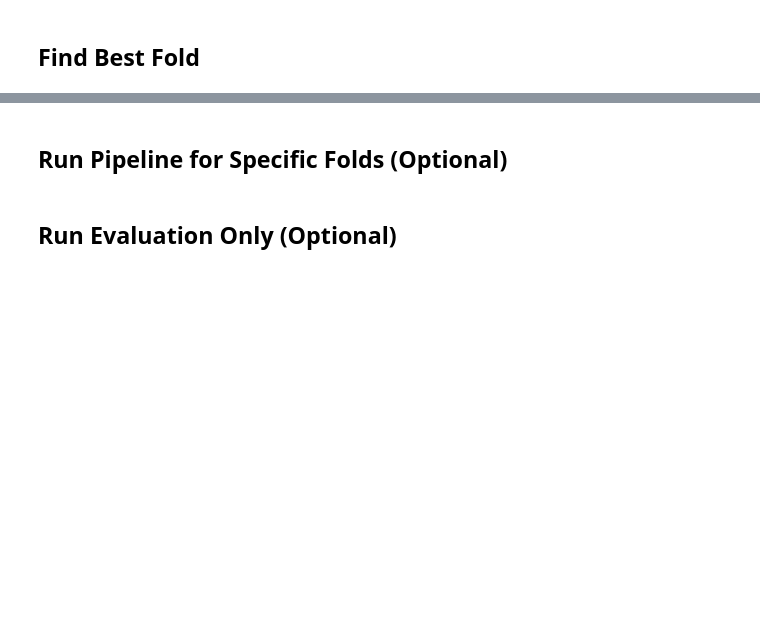
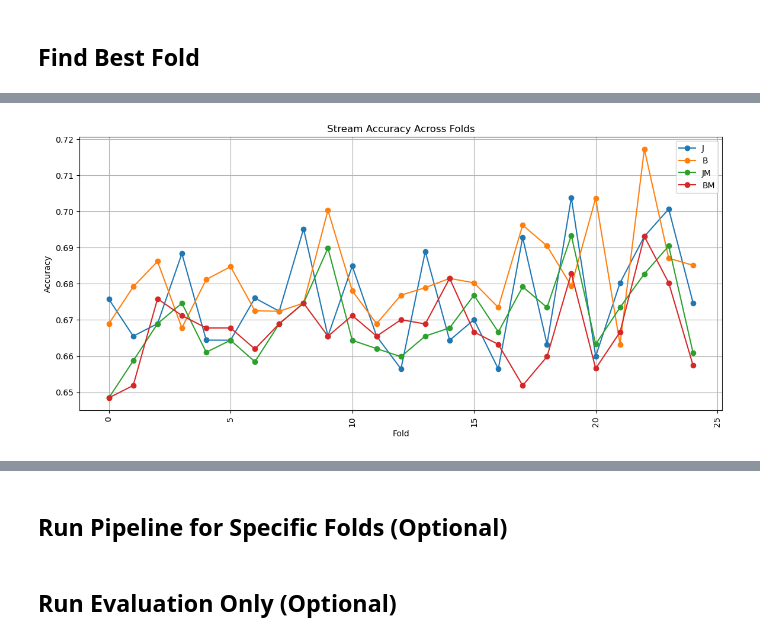
Before and after one commit to alexeiddg/mpgcn-playground-scenes, a Jupyter notebook: automated_fusion_pipeline_v2.ipynb, the cells around one changed output, grey strips where cells are left out. Drawn from its saved outputs; the diff is of its cells as text; code cells hidden in the pictures; blank space fills up the shorter version.

```diff
--- a/automated_fusion_pipeline_v2.ipynb
+++ b/automated_fusion_pipeline_v2.ipynb
@@ -613,2 +650,7 @@ summary_df = run_master_pipeline()
 # %% [markdown]
 ## Find Best Fold
+# %%
+# Recreate globals needed for visualization
+ALL_STREAMS = ["J", "B", "JM", "BM"]
+ALL_FOLDS = [f"{i:02d}" for i in range(25)]
+BASE_WORKDIR = "./workdir"
@@ -634,0 +749,14 @@ print(f"  Fusion: {BASE_WORKDIR}/fold_{best_fold}_ensemble/fused_score_eval_fold
+# %%
+plt.figure(figsize=(14,6))
+for stream in ALL_STREAMS:
+    plt.plot(summary_df["Fold"], summary_df[f"{stream}_Acc"], marker="o", label=stream)
+
+plt.xticks(rotation=90)
+plt.title("Stream Accuracy Across Folds")
+plt.xlabel("Fold")
+plt.ylabel("Accuracy")
+plt.legend()
+plt.grid(True)
+plt.show()
+# %% [output]
+[figure, added]
```
Also changed, not shown: parts of 13 cells of this notebook, 8 other files.
